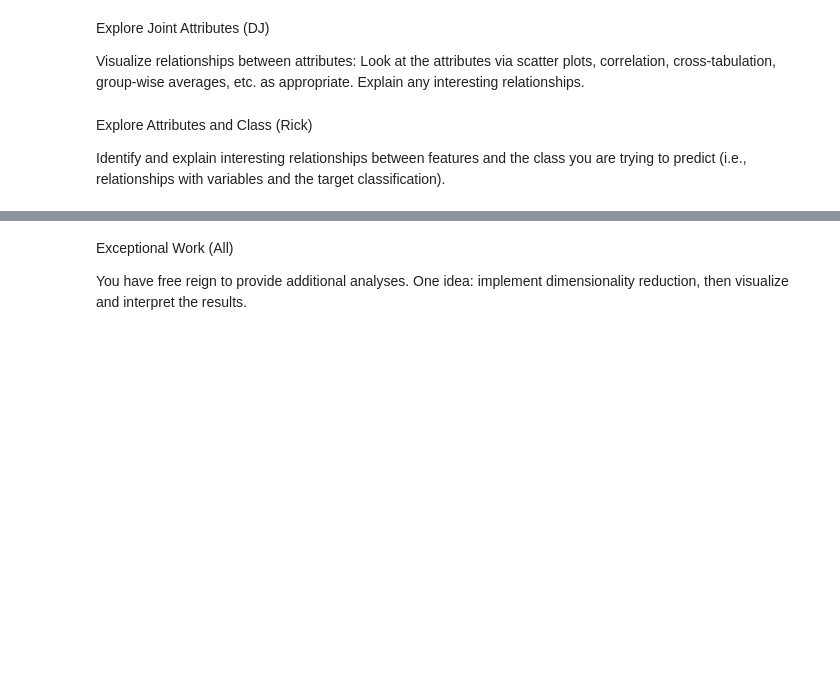
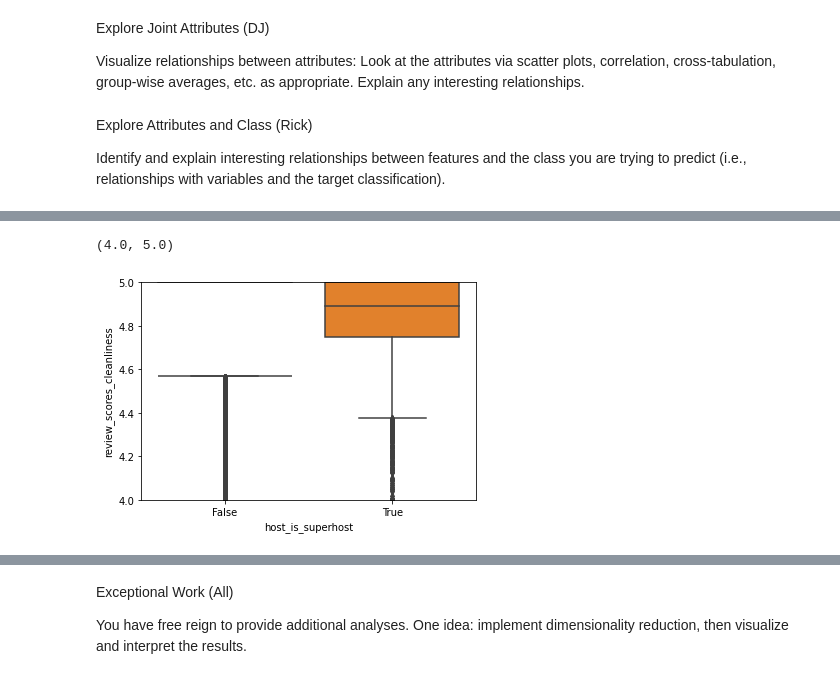
Before and after one commit to rickfontenot/airbnb, a Jupyter notebook: Lab1/Lab1_team_combined.ipynb, the cells around one changed output, grey strips where cells are left out. Saved outputs shown, nothing was run; the diff lists cells and outputs as text; code cells hidden in the pictures; blank space fills up the shorter version.

```diff
--- a/Lab1/Lab1_team_combined.ipynb
+++ b/Lab1/Lab1_team_combined.ipynb
@@ -661,0 +698,7 @@ Identify and explain interesting relationships between features and the class yo
+# %%
+plt.figure()
+sns.boxplot(x="host_is_superhost", y="review_scores_cleanliness", data=listings[listings.host_is_superhost.notna()], orient='v')
+plt.ylim(4, 5)
+# %% [output]
+(4.0, 5.0)
+[figure, added]
```
Also changed, not shown: parts of 16 cells of this notebook.
